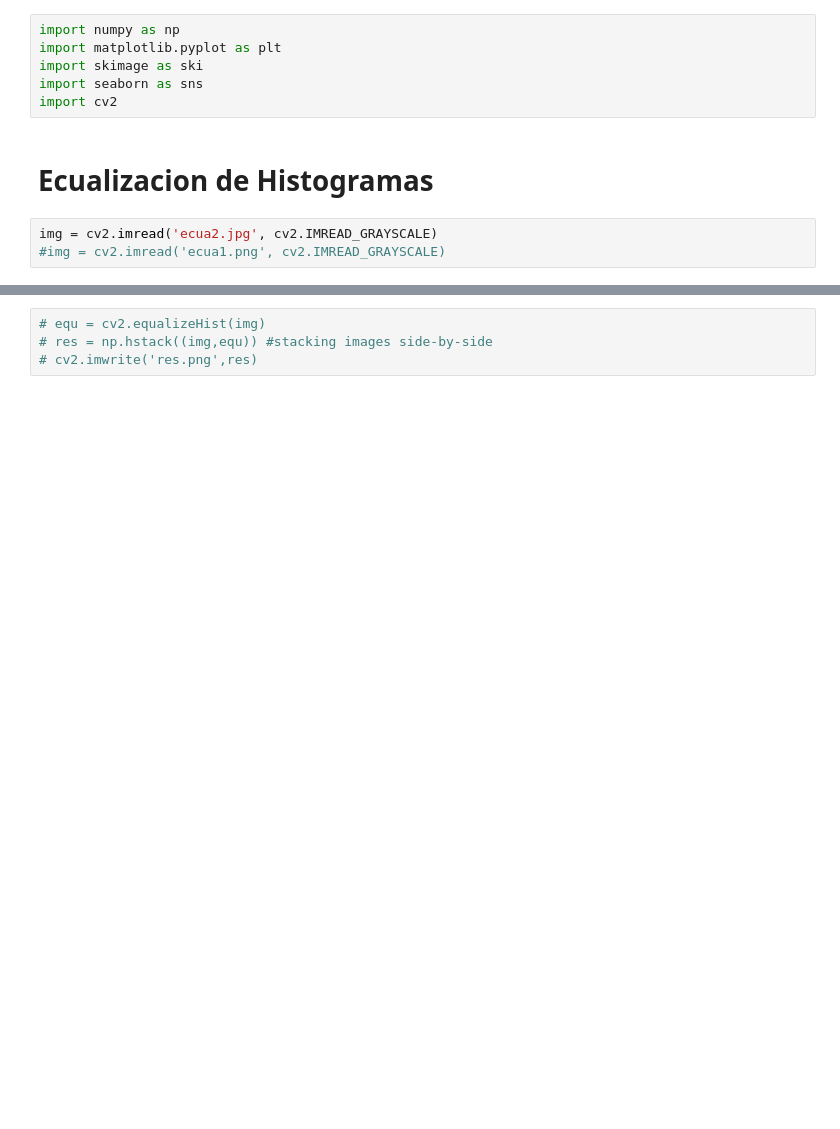
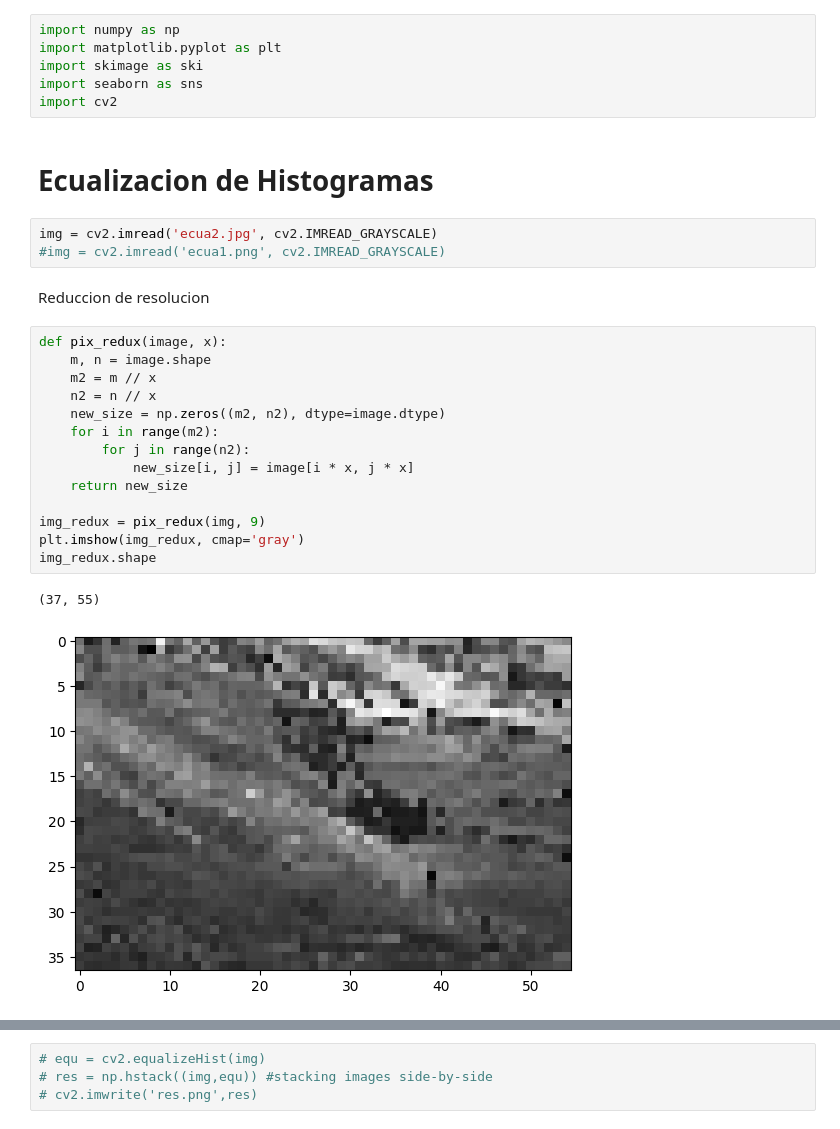
Before and after one commit to Dreelliot/TPMComp, a Jupyter notebook: expEqHist.ipynb, the cells around one changed output, grey strips where cells are left out. Drawn from its saved outputs; the diff is of its cells as text; blank space fills up the shorter version.

```diff
--- a/expEqHist.ipynb
+++ b/expEqHist.ipynb
@@ -9,6 +9,25 @@ import cv2
 # %%
 img = cv2.imread('ecua2.jpg', cv2.IMREAD_GRAYSCALE)
 #img = cv2.imread('ecua1.png', cv2.IMREAD_GRAYSCALE)
+# %% [markdown]
+Reduccion de resolucion
+# %%
+def pix_redux(image, x):
+    m, n = image.shape
+    m2 = m // x
+    n2 = n // x
+    new_size = np.zeros((m2, n2), dtype=image.dtype)
+    for i in range(m2):
+        for j in range(n2):
+            new_size[i, j] = image[i * x, j * x]
+    return new_size
+
+img_redux = pix_redux(img, 9)
+plt.imshow(img_redux, cmap='gray')
+img_redux.shape
+# %% [output]
+(37, 55)
+[figure, added]
 # %%
 m, n = img.shape
 
```
Also changed, not shown: parts of 7 cells of this notebook.
